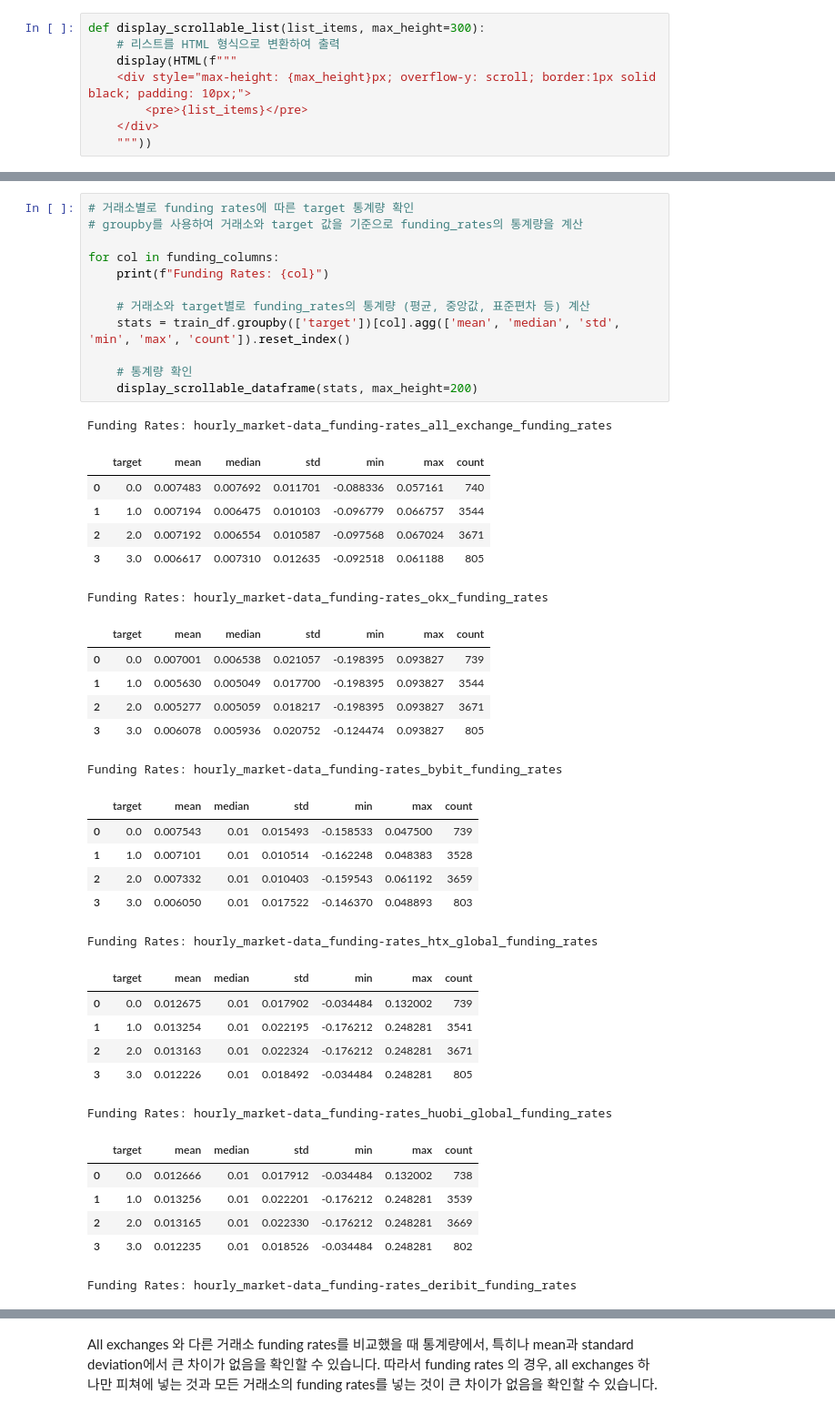
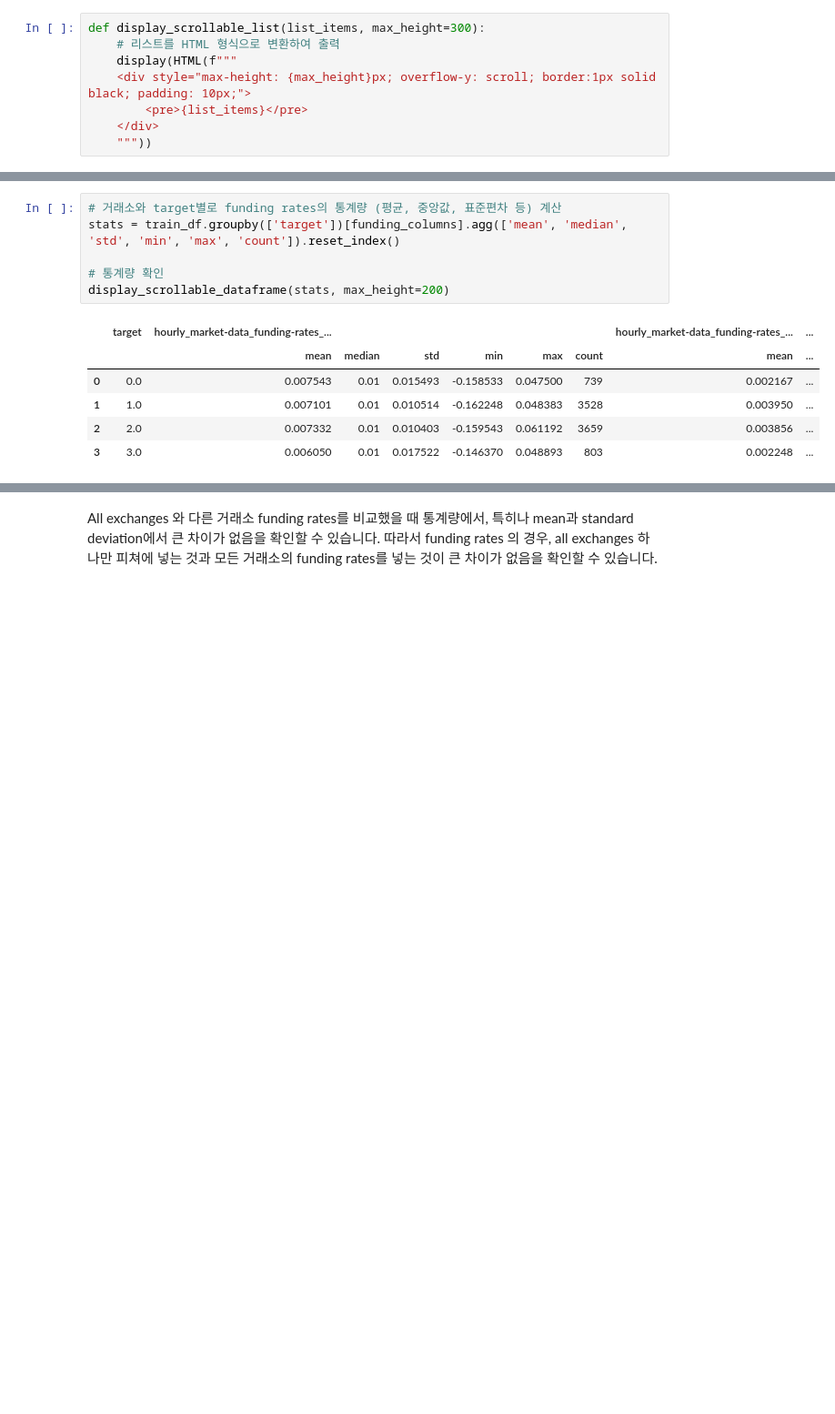
Before and after one commit to boostcampaitech7/level1-classificationinmachinelearning-recsys-10, a Jupyter notebook: eda/eda_exchanges.ipynb, the cells around one changed output, grey strips where cells are left out. Shown at 91% size. Cells and saved outputs as stored; diff of their text form; blank space fills up the shorter version.

```diff
--- a/eda/eda_exchanges.ipynb
+++ b/eda/eda_exchanges.ipynb
@@ -76,44 +76,13 @@ hourly_market-data_funding-rates_all_exchange_funding_rates hourly_market-data_f
 # %%
-# 거래소별로 funding rates에 따른 target 통계량 확인
-# groupby를 사용하여 거래소와 target 값을 기준으로 funding_rates의 통계량을 계산
+# 거래소와 target별로 funding rates의 통계량 (평균, 중앙값, 표준편차 등) 계산
+stats = train_df.groupby(['target'])[funding_columns].agg(['mean', 'median', 'std', 'min', 'max', 'count']).reset_index()
 
-for col in funding_columns:
-    print(f"Funding Rates: {col}")
-
-    # 거래소와 target별로 funding_rates의 통계량 (평균, 중앙값, 표준편차 등) 계산
-    stats = train_df.groupby(['target'])[col].agg(['mean', 'median', 'std', 'min', 'max', 'count']).reset_index()
-
-    # 통계량 확인
-    display_scrollable_dataframe(stats, max_height=200)
+# 통계량 확인
+display_scrollable_dataframe(stats, max_height=200)
 # %% [output]
-Funding Rates: hourly_market-data_funding-rates_all_exchange_funding_rates
-|  | target | mean | median | std | min | max | count |
-| 0 | 0.0 | 0.007483 | 0.007692 | 0.011701 | -0.088336 | 0.057161 | 740 |
-| 1 | 1.0 | 0.007194 | 0.006475 | 0.010103 | -0.096779 | 0.066757 | 3544 |
-| 2 | 2.0 | 0.007192 | 0.006554 | 0.010587 | -0.097568 | 0.067024 | 3671 |
-| 3 | 3.0 | 0.006617 | 0.007310 | 0.012635 | -0.092518 | 0.061188 | 805 |
+|  | target | hourly_market-data_funding-rates_... |  |  |  |  |  | hourly_market-data_funding-rates_... | ... |
+|  |  | mean | median | std | min | max | count | mean | ... |
+| 0 | 0.0 | 0.007543 | 0.01 | 0.015493 | -0.158533 | 0.047500 | 739 | 0.002167 | ... |
+| 1 | 1.0 | 0.007101 | 0.01 | 0.010514 | -0.162248 | 0.048383 | 3528 | 0.003950 | ... |
+| 2 | 2.0 | 0.007332 | 0.01 | 0.010403 | -0.159543 | 0.061192 | 3659 | 0.003856 | ... |
+| 3 | 3.0 | 0.006050 | 0.01 | 0.017522 | -0.146370 | 0.048893 | 803 | 0.002248 | ... |
-Funding Rates: hourly_market-data_funding-rates_okx_funding_rates
-|  | target | mean | median | std | min | max | count |
-| 0 | 0.0 | 0.007001 | 0.006538 | 0.021057 | -0.198395 | 0.093827 | 739 |
-| 1 | 1.0 | 0.005630 | 0.005049 | 0.017700 | -0.198395 | 0.093827 | 3544 |
-| 2 | 2.0 | 0.005277 | 0.005059 | 0.018217 | -0.198395 | 0.093827 | 3671 |
-| 3 | 3.0 | 0.006078 | 0.005936 | 0.020752 | -0.124474 | 0.093827 | 805 |
-Funding Rates: hourly_market-data_funding-rates_bybit_funding_rates
-|  | target | mean | median | std | min | max | count |
-| 0 | 0.0 | 0.007543 | 0.01 | 0.015493 | -0.158533 | 0.047500 | 739 |
-| 1 | 1.0 | 0.007101 | 0.01 | 0.010514 | -0.162248 | 0.048383 | 3528 |
-| 2 | 2.0 | 0.007332 | 0.01 | 0.010403 | -0.159543 | 0.061192 | 3659 |
-| 3 | 3.0 | 0.006050 | 0.01 | 0.017522 | -0.146370 | 0.048893 | 803 |
-Funding Rates: hourly_market-data_funding-rates_htx_global_funding_rates
-|  | target | mean | median | std | min | max | count |
-| 0 | 0.0 | 0.012675 | 0.01 | 0.017902 | -0.034484 | 0.132002 | 739 |
-| 1 | 1.0 | 0.013254 | 0.01 | 0.022195 | -0.176212 | 0.248281 | 3541 |
-| 2 | 2.0 | 0.013163 | 0.01 | 0.022324 | -0.176212 | 0.248281 | 3671 |
-| 3 | 3.0 | 0.012226 | 0.01 | 0.018492 | -0.034484 | 0.248281 | 805 |
-Funding Rates: hourly_market-data_funding-rates_huobi_global_funding_rates
-|  | target | mean | median | std | min | max | count |
-| 0 | 0.0 | 0.012666 | 0.01 | 0.017912 | -0.034484 | 0.132002 | 738 |
-| 1 | 1.0 | 0.013256 | 0.01 | 0.022201 | -0.176212 | 0.248281 | 3539 |
-| 2 | 2.0 | 0.013165 | 0.01 | 0.022330 | -0.176212 | 0.248281 | 3669 |
-| 3 | 3.0 | 0.012235 | 0.01 | 0.018526 | -0.034484 | 0.248281 | 802 |
-Funding Rates: hourly_market-data_funding-rates_deribit_funding_rates
```
Also changed, not shown: parts of 19 cells of this notebook.
